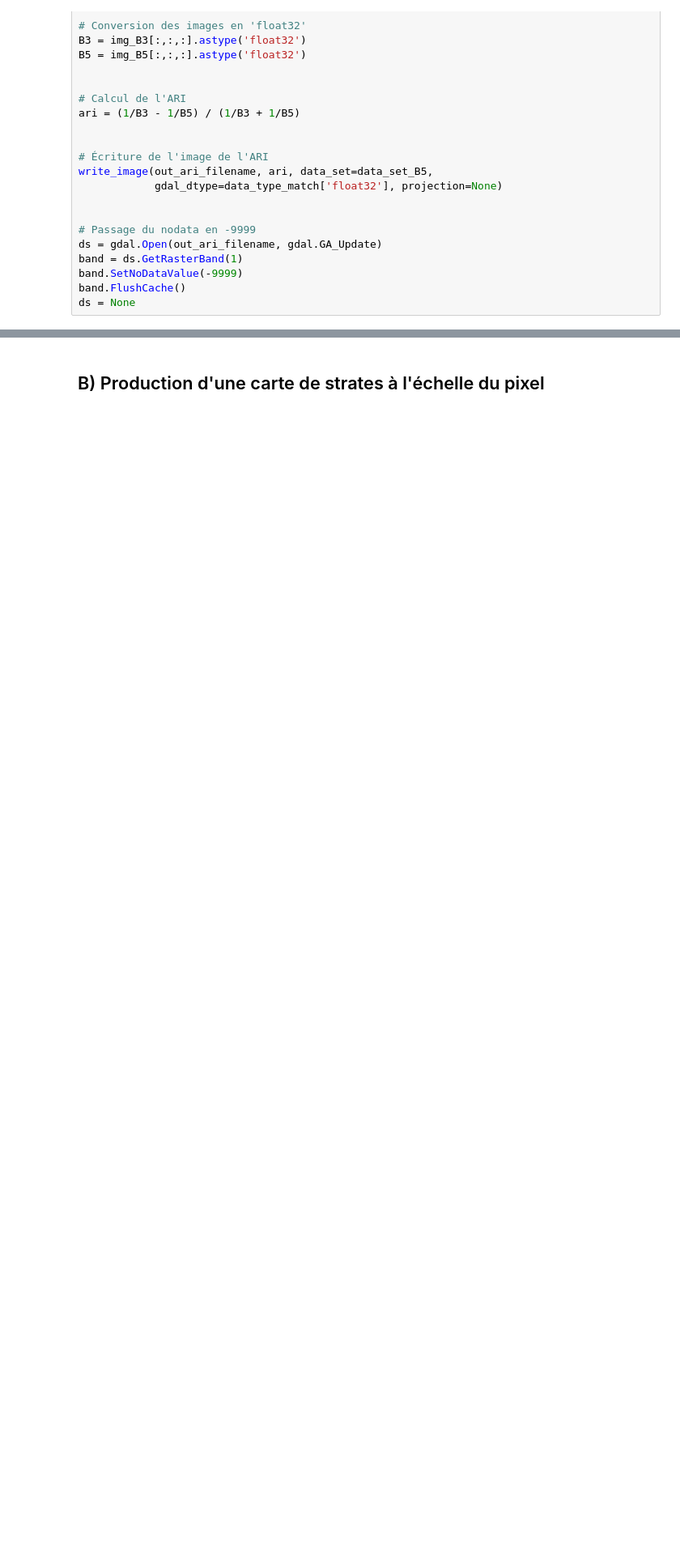
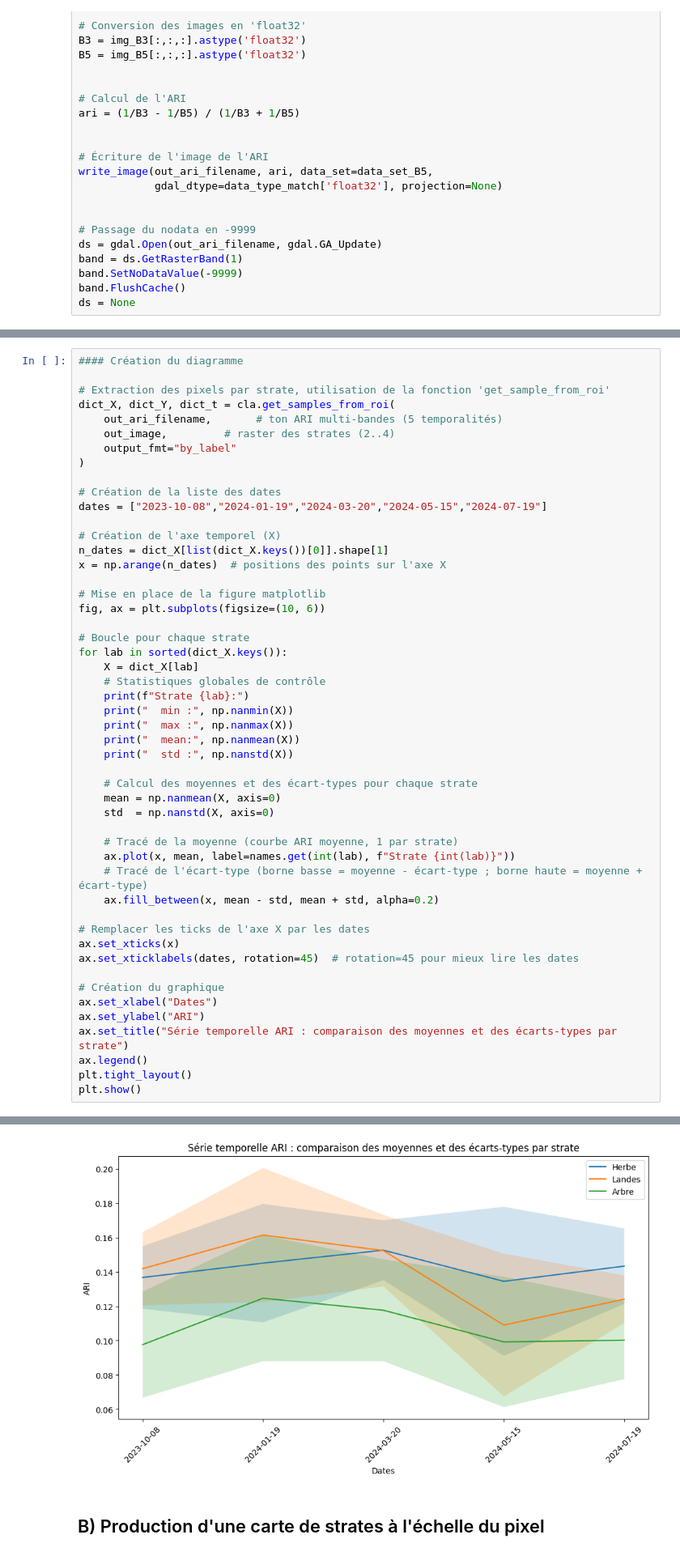
Before and after one commit to MatthieuGoubs/projet_eval_landes, a Jupyter notebook: projet_telea_GOUBERT_MATTHIEU.ipynb, the cells around one changed output, grey strips where cells are left out. Shown at 81% size. Cells and saved outputs as stored; diff of their text form; blank space fills up the shorter version.

```diff
--- a/projet_telea_GOUBERT_MATTHIEU.ipynb
+++ b/projet_telea_GOUBERT_MATTHIEU.ipynb
@@ -265,0 +237,51 @@ Strate 4:
+# %%
+#### Création du diagramme
+
+# Extraction des pixels par strate, utilisation de la fonction 'get_sample_from_roi'
+dict_X, dict_Y, dict_t = cla.get_samples_from_roi(
+    out_ari_filename,       # ton ARI multi-bandes (5 temporalités)
+    out_image,         # raster des strates (2..4)
+    output_fmt="by_label"
+)
+
+# Création de la liste des dates
+dates = ["2023-10-08","2024-01-19","2024-03-20","2024-05-15","2024-07-19"]
+
+# Création de l'axe temporel (X)
+n_dates = dict_X[list(dict_X.keys())[0]].shape[1]
+x = np.arange(n_dates)  # positions des points sur l'axe X
+
+# Mise en place de la figure matplotlib
+fig, ax = plt.subplots(figsize=(10, 6))
+
+# Boucle pour chaque strate
+for lab in sorted(dict_X.keys()):
+    X = dict_X[lab]
+    # Statistiques globales de contrôle
+    print(f"Strate {lab}:")
+    print("  min :", np.nanmin(X))
+    print("  max :", np.nanmax(X))
+    print("  mean:", np.nanmean(X))
+    print("  std :", np.nanstd(X))
+
+    # Calcul des moyennes et des écart-types pour chaque strate
+    mean = np.nanmean(X, axis=0)
+    std  = np.nanstd(X, axis=0)
+
+    # Tracé de la moyenne (courbe ARI moyenne, 1 par strate)
+    ax.plot(x, mean, label=names.get(int(lab), f"Strate {int(lab)}"))
+    # Tracé de l'écart-type (borne basse = moyenne - écart-type ; borne haute = moyenne + écart-type)
+    ax.fill_between(x, mean - std, mean + std, alpha=0.2)
+
+# Remplacer les ticks de l'axe X par les dates
+ax.set_xticks(x)
+ax.set_xticklabels(dates, rotation=45)  # rotation=45 pour mieux lire les dates
+
+# Création du graphique
+ax.set_xlabel("Dates")
+ax.set_ylabel("ARI")
+ax.set_title("Série temporelle ARI : comparaison des moyennes et des écarts-types par strate")
+ax.legend()
+plt.tight_layout()
+plt.show()
+# %% [output]
@@ -266,3 +303,4 @@ Strate 4:
+[figure, added]
 # %% [markdown]
 ## B) Production d'une carte de strates à l'échelle du pixel
 # %% [markdown]
```
Also changed, not shown: parts of 16 cells of this notebook, 1 other file.
